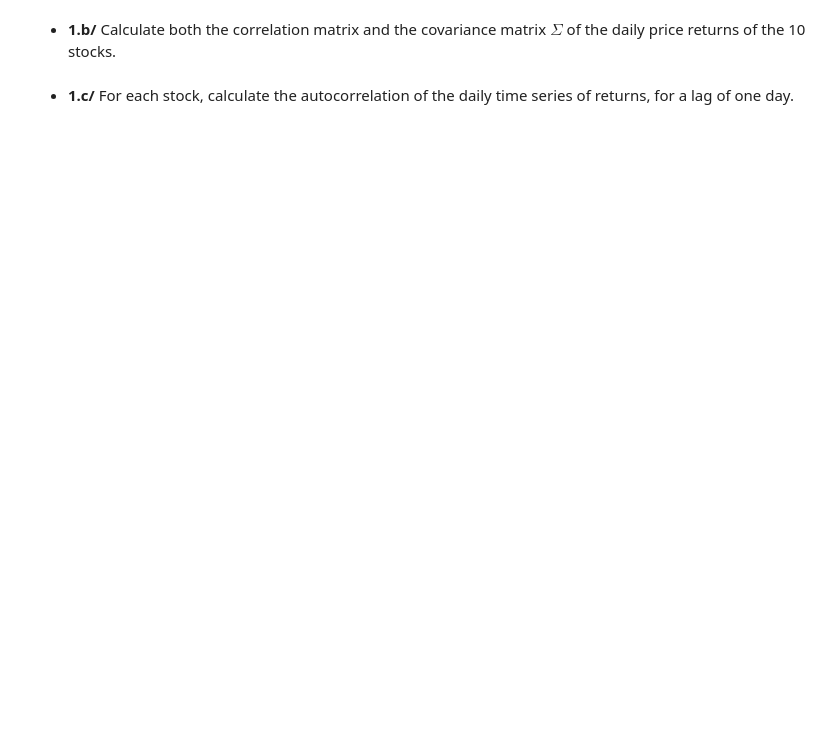
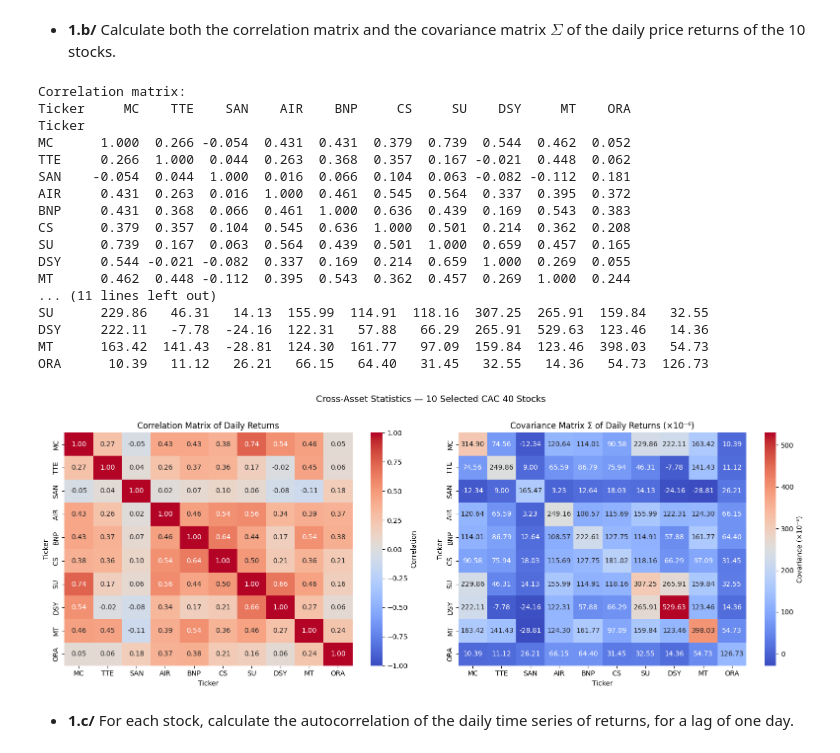
Before and after one commit to RaynorEtienn/NumericalProcessingOfFinancialData, a Jupyter notebook: Projects/Project_1/main.ipynb, the cells around one changed output. Saved outputs shown, nothing was run; the diff lists cells and outputs as text; code cells hidden in the pictures; blank space fills up the shorter version.

```diff
--- a/Projects/Project_1/main.ipynb
+++ b/Projects/Project_1/main.ipynb
@@ -97,4 +191,49 @@ plt.show()
 # %% [markdown]
 * **1.b/** Calculate both the correlation matrix and the covariance matrix $\Sigma$ of the daily price returns of the 10 stocks.
+# %%
+# 1.b — Correlation matrix and covariance matrix Σ of daily price returns.
+#        Σ is kept at the daily scale (not annualised) to match the daily
+#        return projections used in the Markowitz formula.
+
+corr_matrix = daily_returns.corr()
+cov_matrix  = daily_returns.cov()   # Σ (daily)
+
+print("Correlation matrix:")
+print(corr_matrix.round(3).to_string())
+print("\nCovariance matrix Σ (daily, ×10⁻⁶):")
+print((cov_matrix * 1e6).round(2).to_string())
+
+fig, axes = plt.subplots(1, 2, figsize=(16, 6))
+
+sns.heatmap(corr_matrix, annot=True, fmt=".2f", cmap="coolwarm",
+            vmin=-1, vmax=1, ax=axes[0], cbar_kws={"label": "Correlation"})
+axes[0].set_title("Correlation Matrix of Daily Returns")
+
+sns.heatmap(cov_matrix * 1e6, annot=True, fmt=".2f", cmap="coolwarm",
+            ax=axes[1], cbar_kws={"label": "Covariance (×10⁻⁶)"})
+axes[1].set_title("Covariance Matrix Σ of Daily Returns (×10⁻⁶)")
+
+plt.suptitle("Cross-Asset Statistics — 10 Selected CAC 40 Stocks", fontsize=13, y=1.01)
+plt.tight_layout()
+plt.show()
+# %% [output]
+Correlation matrix:
+Ticker     MC    TTE    SAN    AIR    BNP     CS     SU    DSY     MT    ORA
+Ticker
+MC      1.000  0.266 -0.054  0.431  0.431  0.379  0.739  0.544  0.462  0.052
+TTE     0.266  1.000  0.044  0.263  0.368  0.357  0.167 -0.021  0.448  0.062
+SAN    -0.054  0.044  1.000  0.016  0.066  0.104  0.063 -0.082 -0.112  0.181
+AIR     0.431  0.263  0.016  1.000  0.461  0.545  0.564  0.337  0.395  0.372
+BNP     0.431  0.368  0.066  0.461  1.000  0.636  0.439  0.169  0.543  0.383
+CS      0.379  0.357  0.104  0.545  0.636  1.000  0.501  0.214  0.362  0.208
+SU      0.739  0.167  0.063  0.564  0.439  0.501  1.000  0.659  0.457  0.165
+DSY     0.544 -0.021 -0.082  0.337  0.169  0.214  0.659  1.000  0.269  0.055
+MT      0.462  0.448 -0.112  0.395  0.543  0.362  0.457  0.269  1.000  0.244
+... (11 lines left out)
+SU      229.86   46.31   14.13  155.99  114.91  118.16  307.25  265.91  159.84   32.55
+DSY     222.11   -7.78  -24.16  122.31   57.88   66.29  265.91  529.63  123.46   14.36
+MT      163.42  141.43  -28.81  124.30  161.77   97.09  159.84  123.46  398.03   54.73
+ORA      10.39   11.12   26.21   66.15   64.40   31.45   32.55   14.36   54.73  126.73
+[figure, added]
 # %% [markdown]
 * **1.c/** For each stock, calculate the autocorrelation of the daily time series of returns, for a lag of one day.
```
Also changed, not shown: parts of 14 cells of this notebook, 1 other file.
